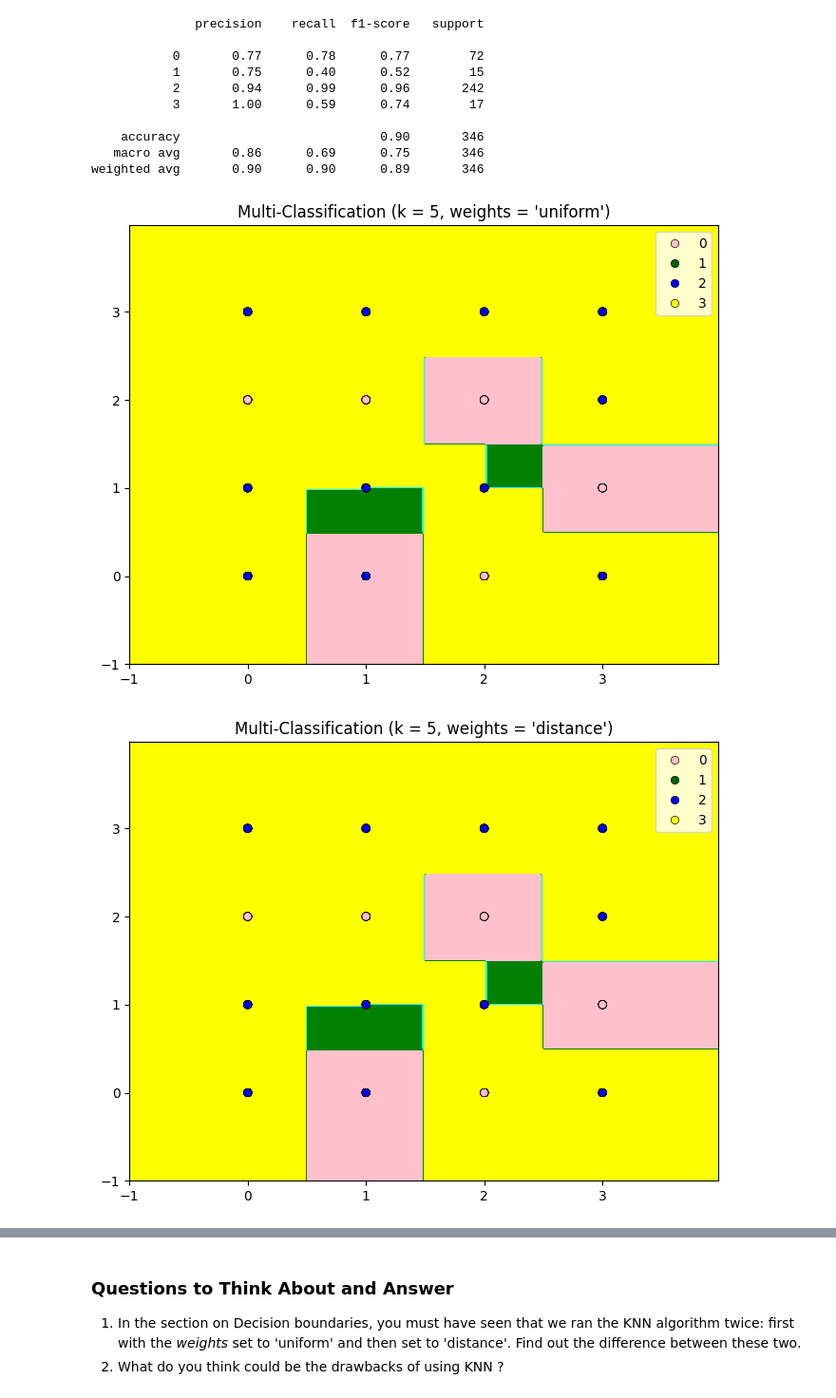
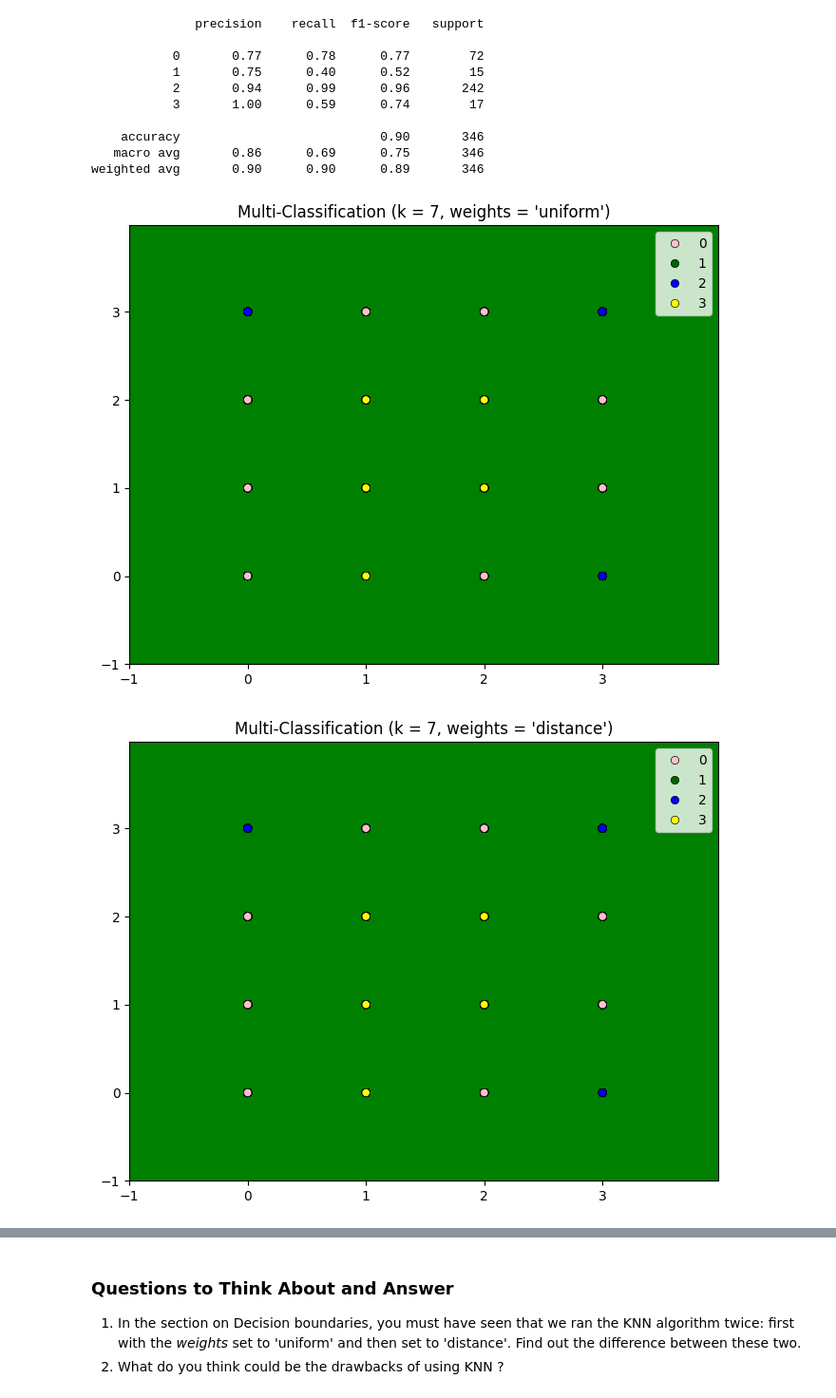
Before and after one commit to Vigna200/FMML_Project_Labs, a Jupyter notebook: AIML_Module_3_Lab_2_Implementing_KNN_from_scratch_and_visualize_Algorithm_performance.ipynb, the cells around one changed output, grey strips where cells are left out. Shown: that part at 95% size. Drawn from its saved outputs; the diff is of its cells as text; code cells hidden in the pictures.

```diff
--- a/AIML_Module_3_Lab_2_Implementing_KNN_from_scratch_and_visualize_Algorithm_performance.ipynb
+++ b/AIML_Module_3_Lab_2_Implementing_KNN_from_scratch_and_visualize_Algorithm_performance.ipynb
@@ -452,0 +406,3 @@ car_df = pd.read_csv(file_name)
+# %%
+car_df = pd.read_csv('car_evaluation (2).csv')
+car_df
@@ -517,7 +484,10 @@ weighted avg       0.90      0.90      0.89       346
 # %%
 ## TASK-5
 ## Plot the Decision boundary diagram for the classifier of the Car evaluation dataset
-decision_boundary_plot(X_test[:, :2], y_test, 5)
+
+x_pts = X[:,:2]
+y_pts = y
+decision_boundary_plot(x_pts,y_pts,7)
 # %% [output]
-[figure, old version]
+[figure, new version]
-[figure, old version]
+[figure, new version]
```
Also changed, not shown: parts of 12 cells of this notebook.
